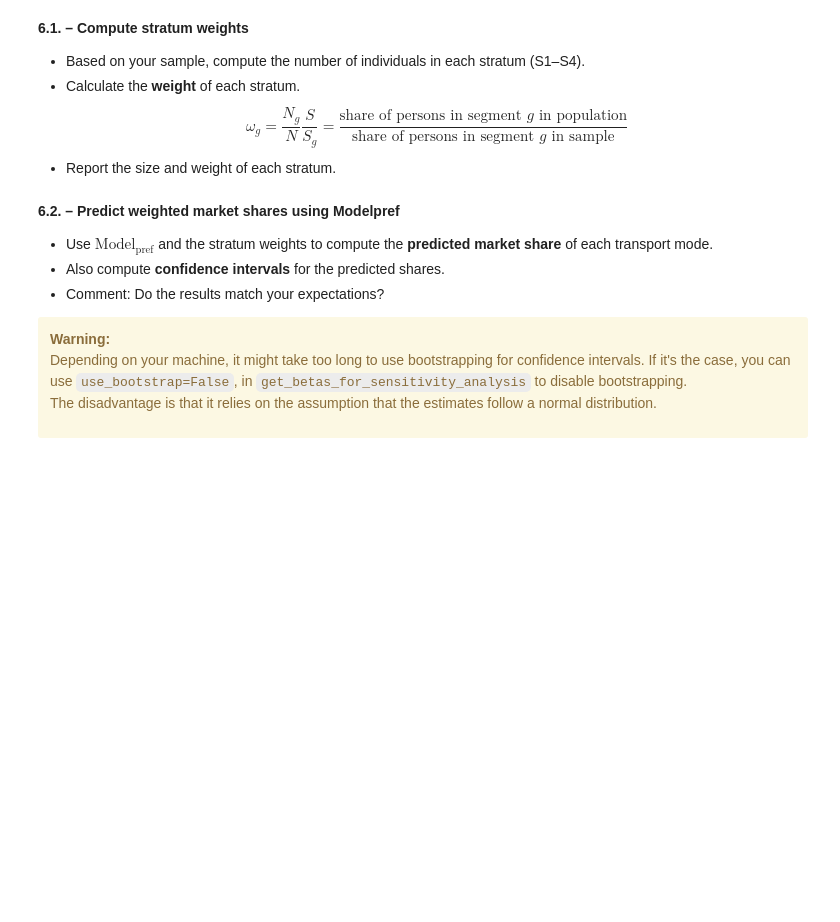
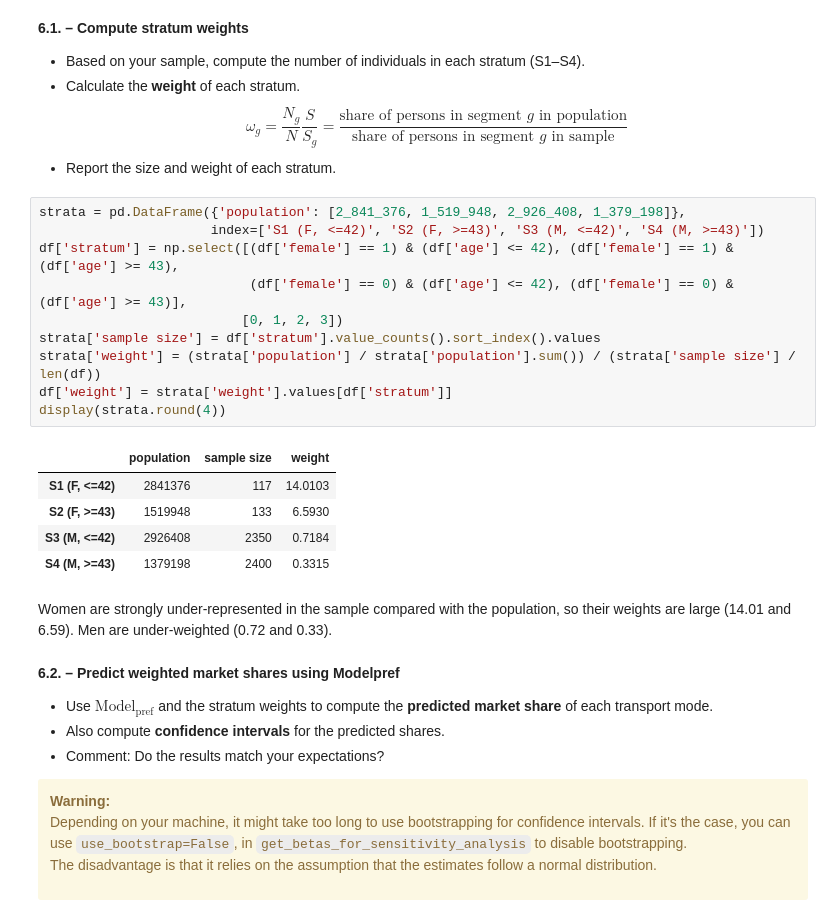
Before and after one commit to PabloSarro/london-mode-choice, a Jupyter notebook: src/assignment.ipynb, the cells around one changed output. Saved outputs shown, nothing was run; the diff lists cells and outputs as text; blank space fills up the shorter version.

```diff
--- a/src/assignment.ipynb
+++ b/src/assignment.ipynb
@@ -1280,6 +1292,24 @@ $$
     segment $g$ in population}}{\text{share of persons in segment $g$ in sample}}
 $$
 - Report the size and weight of each stratum.
+# %%
+strata = pd.DataFrame({'population': [2_841_376, 1_519_948, 2_926_408, 1_379_198]},
+                      index=['S1 (F, <=42)', 'S2 (F, >=43)', 'S3 (M, <=42)', 'S4 (M, >=43)'])
+df['stratum'] = np.select([(df['female'] == 1) & (df['age'] <= 42), (df['female'] == 1) & (df['age'] >= 43),
+                           (df['female'] == 0) & (df['age'] <= 42), (df['female'] == 0) & (df['age'] >= 43)],
+                          [0, 1, 2, 3])
+strata['sample size'] = df['stratum'].value_counts().sort_index().values
+strata['weight'] = (strata['population'] / strata['population'].sum()) / (strata['sample size'] / len(df))
+df['weight'] = strata['weight'].values[df['stratum']]
+display(strata.round(4))
+# %% [output]
+|  | population | sample size | weight |
+| S1 (F, <=42) | 2841376 | 117 | 14.0103 |
+| S2 (F, >=43) | 1519948 | 133 | 6.5930 |
+| S3 (M, <=42) | 2926408 | 2350 | 0.7184 |
+| S4 (M, >=43) | 1379198 | 2400 | 0.3315 |
+# %% [markdown]
+Women are strongly under-represented in the sample compared with the population, so their weights are large (14.01 and 6.59). Men are under-weighted (0.72 and 0.33).
 # %% [markdown]
 **6.2. – Predict weighted market shares using Modelpref**
 
```
Also changed, not shown: parts of 15 cells of this notebook.
